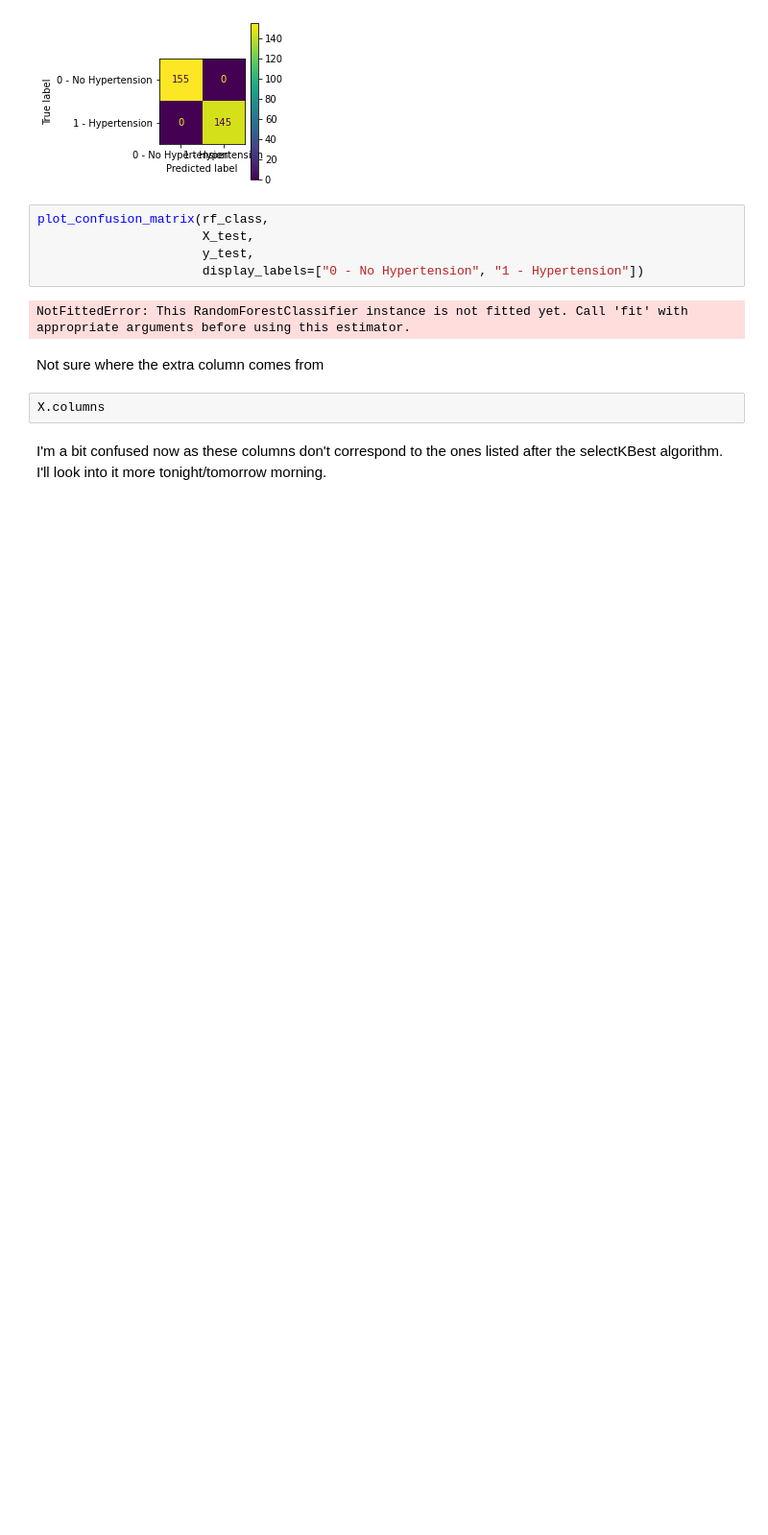
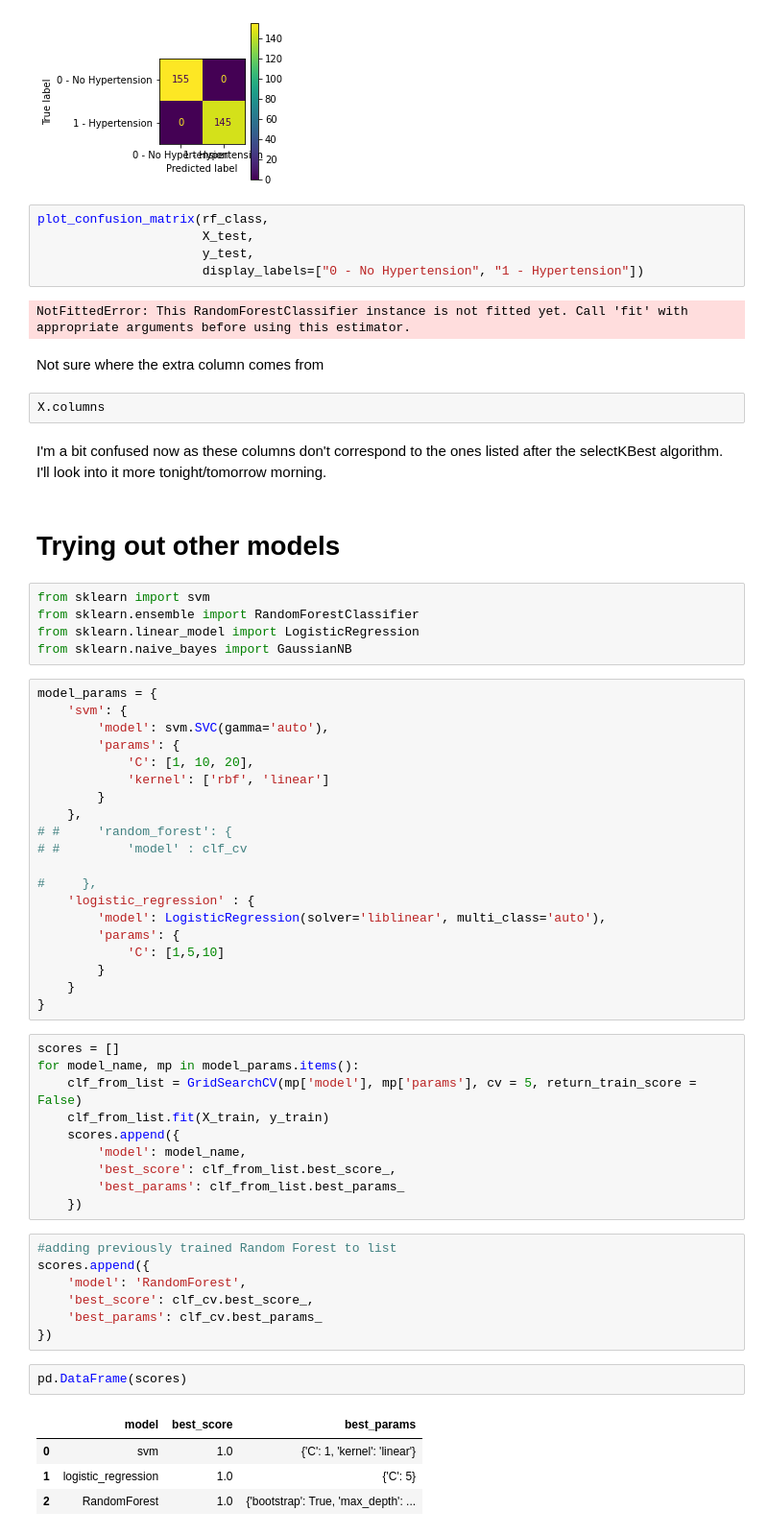
Before and after one commit to namarsha/MotherSignificantFeatureProject, a Jupyter notebook: DSP -- Attempt One MSF Dataset.ipynb, the cells around one changed output. Shown at 96% size. Saved outputs shown, nothing was run; the diff lists cells and outputs as text; blank space fills up the shorter version.

Commit message:
Add different models. All currently showing 100% accuracy

```diff
--- a/DSP -- Attempt One MSF Dataset.ipynb
+++ b/DSP -- Attempt One MSF Dataset.ipynb
@@ -650,3 +652,54 @@ X.columns
 # %% [markdown]
 I'm a bit confused now as these columns don't correspond to the ones listed after the selectKBest algorithm.
 I'll look into it more tonight/tomorrow morning.
+# %% [markdown]
+# Trying out other models
+# %%
+from sklearn import svm
+from sklearn.ensemble import RandomForestClassifier
+from sklearn.linear_model import LogisticRegression
+from sklearn.naive_bayes import GaussianNB
+# %%
+model_params = {
+    'svm': {
+        'model': svm.SVC(gamma='auto'),
+        'params': {
+            'C': [1, 10, 20],
+            'kernel': ['rbf', 'linear']
+        }
+    },
+# #     'random_forest': {
+# #         'model' : clf_cv
+
+#     },
+    'logistic_regression' : {
+        'model': LogisticRegression(solver='liblinear', multi_class='auto'),
+        'params': {
+            'C': [1,5,10]
+        }
+    }
+}
+# %%
+scores = []
+for model_name, mp in model_params.items():
+    clf_from_list = GridSearchCV(mp['model'], mp['params'], cv = 5, return_train_score = False)
+    clf_from_list.fit(X_train, y_train)
+    scores.append({
+        'model': model_name,
+        'best_score': clf_from_list.best_score_,
+        'best_params': clf_from_list.best_params_
+    })
+# %%
+#adding previously trained Random Forest to list
+scores.append({
+    'model': 'RandomForest',
+    'best_score': clf_cv.best_score_,
+    'best_params': clf_cv.best_params_
+})
+# %%
+pd.DataFrame(scores)
+# %% [output]
+|  | model | best_score | best_params |
+| 0 | svm | 1.0 | {'C': 1, 'kernel': 'linear'} |
+| 1 | logistic_regression | 1.0 | {'C': 5} |
+| 2 | RandomForest | 1.0 | {'bootstrap': True, 'max_depth': ... |
```
Also changed, not shown: parts of 3 cells of this notebook.
